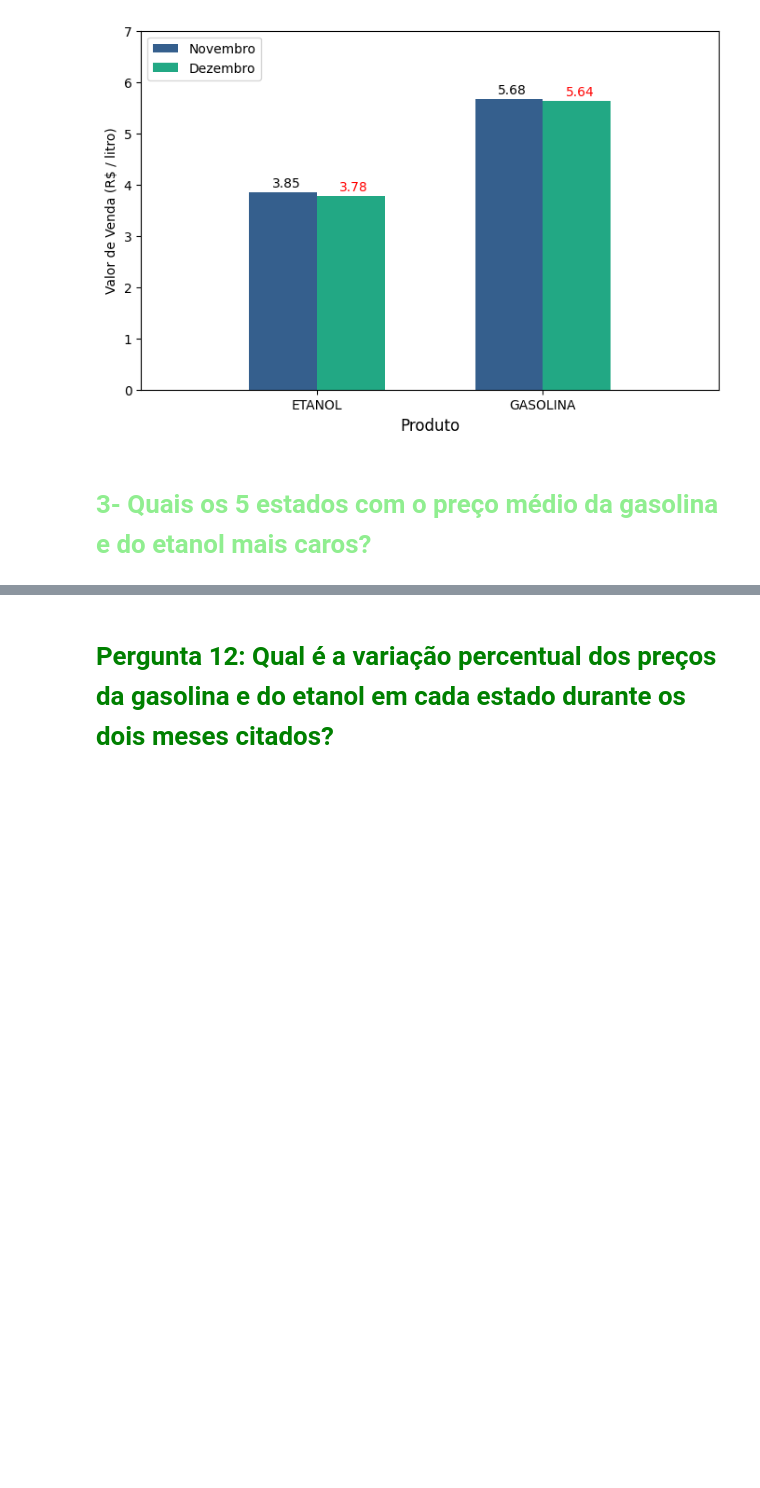
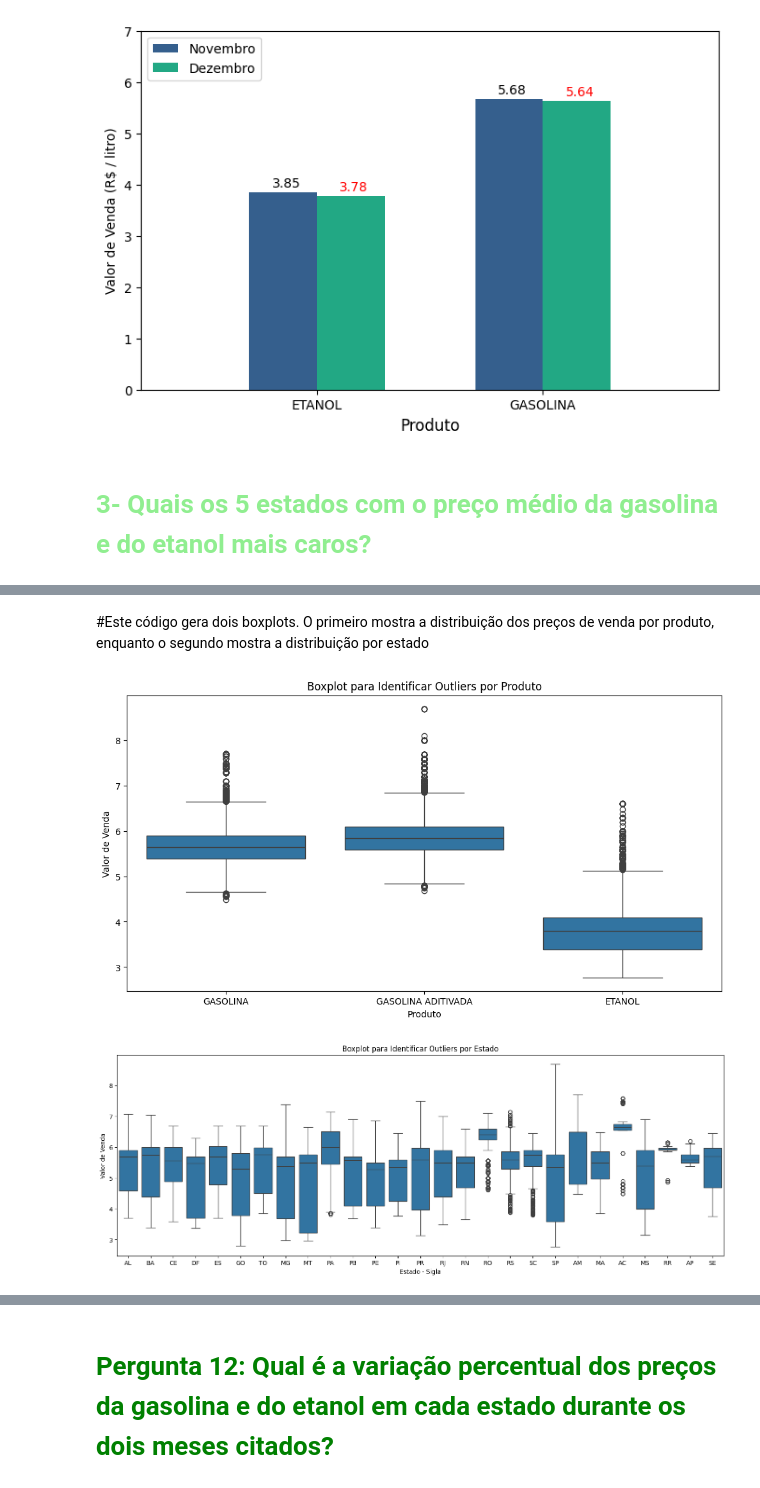
Before and after one commit to IsabelaAthayde/fuels-price-analysis, a Jupyter notebook: trabalho_em_grupo1.ipynb, the cells around one changed output, grey strips where cells are left out. Cells and saved outputs as stored; diff of their text form; code cells hidden in the pictures; blank space fills up the shorter version.

```diff
--- a/trabalho_em_grupo1.ipynb
+++ b/trabalho_em_grupo1.ipynb
@@ -381,0 +488,23 @@ plt.show()
+# %% [markdown]
+#Este código gera dois boxplots. O primeiro mostra a distribuição dos preços de venda por produto, enquanto o segundo mostra a distribuição por estado
+# %%
+# Revisão dos Dados
+df['Valor de Venda'] = pd.to_numeric(df['Valor de Venda'], errors='coerce')  # Converta para tipo numérico
+
+# Resetando o índice
+df.reset_index(drop=True, inplace=True)
+
+# Boxplot para visualizar outliers por Produto
+plt.figure(figsize=(12, 6))
+sns.boxplot(x='Produto', y='Valor de Venda', data=df)
+plt.title('Boxplot para Identificar Outliers por Produto')
+plt.show()
+
+# Boxplot para visualizar outliers por Estado
+plt.figure(figsize=(18, 6))
+sns.boxplot(x='Estado - Sigla', y='Valor de Venda', data=df)
+plt.title('Boxplot para Identificar Outliers por Estado')
+plt.show()
+# %% [output]
+[figure, added]
+[figure, added]
```
Also changed, not shown: parts of 42 cells of this notebook.
